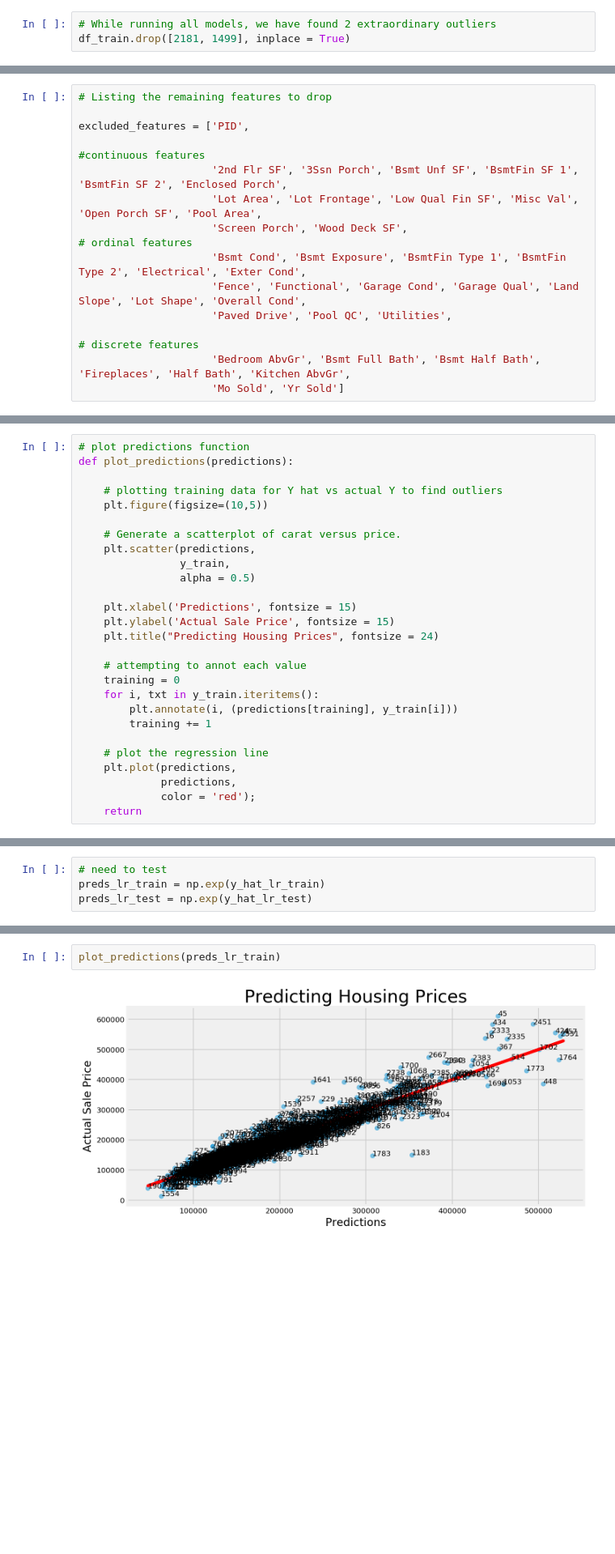
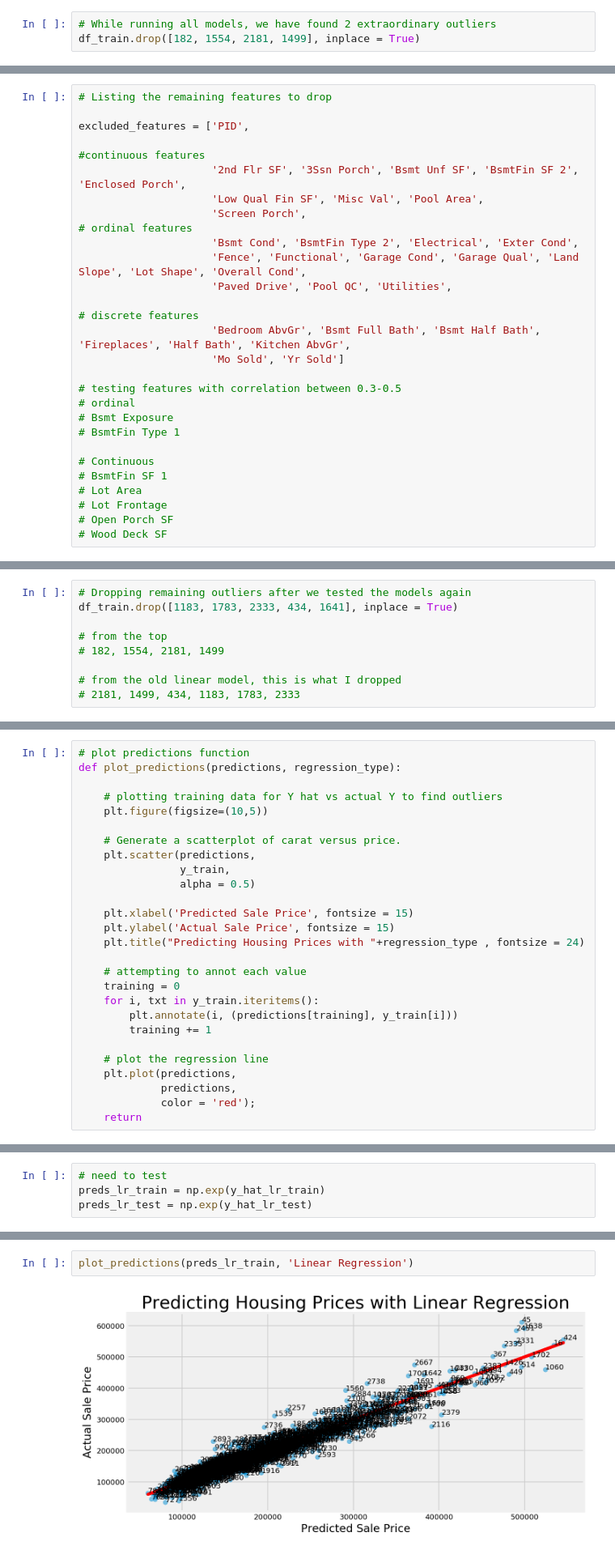
Before and after one commit to LexLau/Estimating_Housing_Sale_Prices_in_Ames, a Jupyter notebook: Ames Testing.ipynb, the cells around one changed output, grey strips where cells are left out. Shown at 81% size. Cells and saved outputs as stored; diff of their text form; blank space fills up the shorter version.

Commit message:
correlation above 0.3, 9 outliers removed, Enet Model

```diff
--- a/Ames Testing.ipynb
+++ b/Ames Testing.ipynb
@@ -69,6 +59,6 @@ memory usage: 548.8+ KB
 # %%
 # While running all models, we have found 2 extraordinary outliers
-df_train.drop([2181, 1499], inplace = True)
+df_train.drop([182, 1554, 2181, 1499], inplace = True)
 # %% [markdown]
 ### Replacing Null Values ###
 # %%
@@ -418,17 +386,29 @@ for col in df_test.columns:
 excluded_features = ['PID',
 
 #continuous features
-                     '2nd Flr SF', '3Ssn Porch', 'Bsmt Unf SF', 'BsmtFin SF 1', 'BsmtFin SF 2', 'Enclosed Porch',
-                     'Lot Area', 'Lot Frontage', 'Low Qual Fin SF', 'Misc Val', 'Open Porch SF', 'Pool Area',
-                     'Screen Porch', 'Wood Deck SF',
+                     '2nd Flr SF', '3Ssn Porch', 'Bsmt Unf SF', 'BsmtFin SF 2', 'Enclosed Porch',
+                     'Low Qual Fin SF', 'Misc Val', 'Pool Area',
+                     'Screen Porch',
 # ordinal features
-                     'Bsmt Cond', 'Bsmt Exposure', 'BsmtFin Type 1', 'BsmtFin Type 2', 'Electrical', 'Exter Cond',
+                     'Bsmt Cond', 'BsmtFin Type 2', 'Electrical', 'Exter Cond',
                      'Fence', 'Functional', 'Garage Cond', 'Garage Qual', 'Land Slope', 'Lot Shape', 'Overall Cond',
                      'Paved Drive', 'Pool QC', 'Utilities',
 
 # discrete features
                      'Bedroom AbvGr', 'Bsmt Full Bath', 'Bsmt Half Bath', 'Fireplaces', 'Half Bath', 'Kitchen AbvGr',
                      'Mo Sold', 'Yr Sold']
+
+# testing features with correlation between 0.3-0.5
+# ordinal
+# Bsmt Exposure
+# BsmtFin Type 1
+
+# Continuous
+# BsmtFin SF 1
+# Lot Area
+# Lot Frontage
+# Open Porch SF
+# Wood Deck SF
 # %%
 # dropping remaining features for both dataframes
 df_train.drop(columns = excluded_features, inplace = True)
@@ -486,0 +469,9 @@ memory usage: 304.1 KB
+# %%
+# Dropping remaining outliers after we tested the models again
+df_train.drop([1183, 1783, 2333, 434, 1641], inplace = True)
+
+# from the top
+# 182, 1554, 2181, 1499
+
+# from the old linear model, this is what I dropped
+# 2181, 1499, 434, 1183, 1783, 2333
@@ -557,7 +536,7 @@ y_train_log = np.log(y_train)
 y_test_log = np.log(y_test)
 # %%
 # plot predictions function
-def plot_predictions(predictions):
+def plot_predictions(predictions, regression_type):
 
     # plotting training data for Y hat vs actual Y to find outliers
     plt.figure(figsize=(10,5))
@@ -567,9 +546,9 @@ def plot_predictions(predictions):
                 y_train,
                 alpha = 0.5)
 
-    plt.xlabel('Predictions', fontsize = 15)
+    plt.xlabel('Predicted Sale Price', fontsize = 15)
     plt.ylabel('Actual Sale Price', fontsize = 15)
-    plt.title("Predicting Housing Prices", fontsize = 24)
+    plt.title("Predicting Housing Prices with "+regression_type , fontsize = 24)
 
     # attempting to annot each value
     training = 0
@@ -604,4 +591,4 @@ preds_lr_test = np.exp(y_hat_lr_test)
 # %%
-plot_predictions(preds_lr_train)
+plot_predictions(preds_lr_train, 'Linear Regression')
 # %% [output]
-[figure, old version]
+[figure, new version]
```
Also changed, not shown: parts of 58 cells of this notebook, 5 other files.
